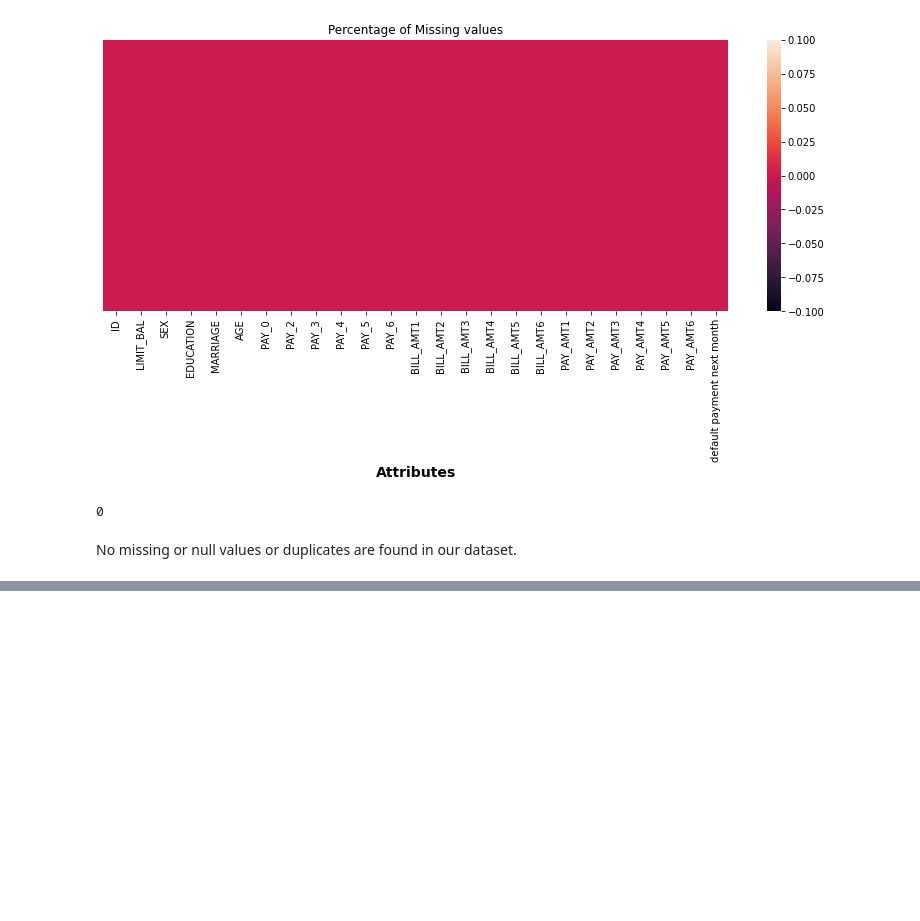
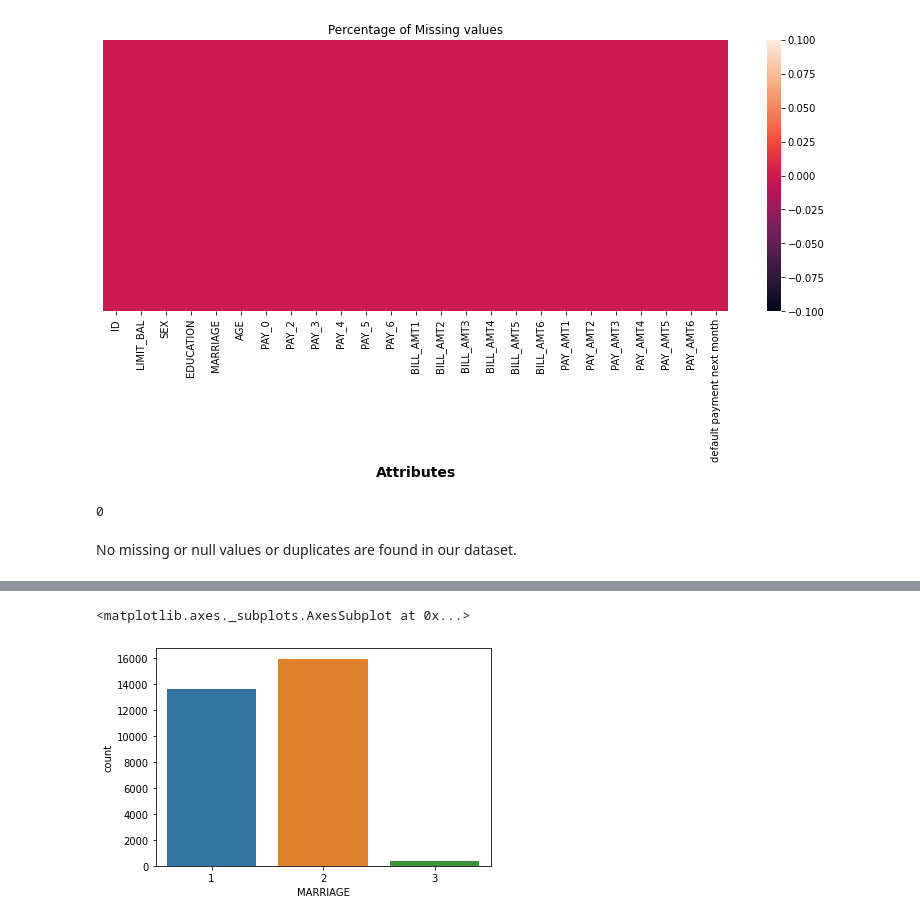
Before and after one commit to raushan9jnv/Credit-Card-Default-Prediction, a Jupyter notebook: Credit_Card_Default_Prediction_Capstone_Project_3.ipynb, the cells around one changed output, grey strips where cells are left out. Cells and saved outputs as stored; diff of their text form; code cells hidden in the pictures; blank space fills up the shorter version.

```diff
--- a/Credit_Card_Default_Prediction_Capstone_Project_3.ipynb
+++ b/Credit_Card_Default_Prediction_Capstone_Project_3.ipynb
@@ -193,0 +271,5 @@ No missing or null values or duplicates are found in our dataset.
+# %%
+sns.countplot(x = 'MARRIAGE', data = df)
+# %% [output]
+<matplotlib.axes._subplots.AxesSubplot at 0x...>
+[figure, added]
```
Also changed, not shown: parts of 26 cells of this notebook.
